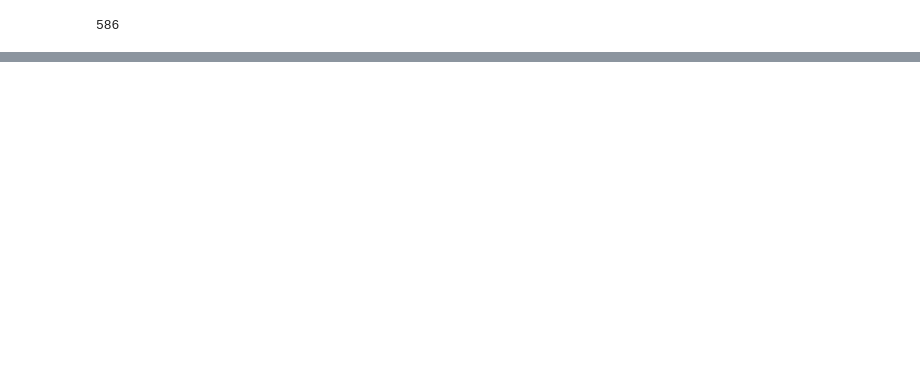
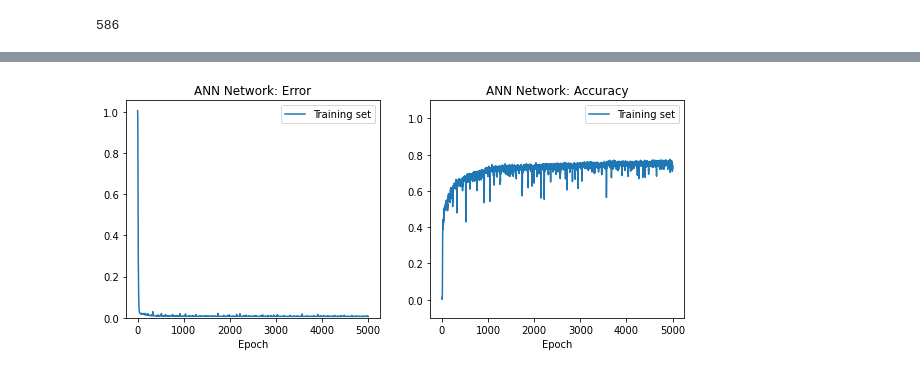
Before and after one commit to adharangaonkar/Health-Consequences-of-Increasing-AQI-and-Industrial-Waste, a Jupyter notebook: Health Consequences of Increasing AQI and Industrial Waste.ipynb, the cells around one changed output, grey strips where cells are left out. Saved outputs shown, nothing was run; the diff lists cells and outputs as text; code cells hidden in the pictures; blank space fills up the shorter version.

```diff
--- a/Health Consequences of Increasing AQI and Industrial Waste.ipynb
+++ b/Health Consequences of Increasing AQI and Industrial Waste.ipynb
@@ -1259,7 +1320,8 @@ np.shape(labels)
 # %%
-train = df[['age-adjusted_rate','aqi', 'defining_NO2', 'sector_Petroleum Bulk Terminals','defining_PM2.5']].values.astype(float)
+#train = df[['life_expectancy_avg','age-adjusted_rate','aqi', 'defining_NO2', 'sector_Petroleum Bulk Terminals','defining_PM2.5','defining_Ozone']].values.astype(float)
+# train
+train=df[[c for c in df.columns if 'cancer' not in c][3:]]
+train=train.drop(['population','life_expectancy_max','life_expectancy_min'], axis=1)
+# train = df_ema[['ema1_aqi', 'ema2_aqi', 'ema3_aqi', 'ema1_defining_Ozone', 'ema2_defining_Ozone', 'ema3_defining_Ozone', 'ema1_defining_NO2', 'ema2_defining_NO2', 'ema3_defining_NO2', 'ema1_sector_Petroleum Bulk Terminals', 'ema2_sector_Petroleum Bulk Terminals', 'ema3_sector_Petroleum Bulk Terminals', 'ema1_defining_PM2.5', 'ema2_defining_PM2.5', 'ema3_defining_PM2.5']].values.astype(float)
 train
-
-# train = df_ema[['ema1_aqi', 'ema2_aqi', 'ema3_aqi', 'ema1_defining_Ozone', 'ema2_defining_Ozone', 'ema3_defining_Ozone', 'ema1_defining_NO2', 'ema2_defining_NO2', 'ema3_defining_NO2', 'ema1_sector_Petroleum Bulk Terminals', 'ema2_sector_Petroleum Bulk Terminals', 'ema3_sector_Petroleum Bulk Terminals', 'ema1_defining_PM2.5', 'ema2_defining_PM2.5', 'ema3_defining_PM2.5']].values.astype(float)
-# train
 # %% [output]
@@ -1314,0 +1370,4 @@ numpy.ndarray
+# %%
+print(scaler.fit(train))
+train = scaler.transform(train)
+print(train)
@@ -1318,14 +1399,14 @@ labels3 = pd.DataFrame(labels2)
 import conx as cx
 
 ann = cx.Network("ANN Network")
-ann.add(cx.Layer("input", 5))
+ann.add(cx.Layer("input", 97))
 ann.add(cx.Layer("hidden", 32, activation="relu"))
 ann.add(cx.Layer("hidden2", 28, activation="relu"))
 ann.add(cx.Layer("hidden3", 25, activation="relu"))
 ann.add(cx.Layer("hidden4", 20, activation="relu"))
 ann.add(cx.Layer("hidden5", 12, activation="relu"))
 ann.add(cx.Layer("hidden6", 6, activation="relu"))
-ann.add(cx.Layer("output", 1, activation="tanh"))
+ann.add(cx.Layer("output", 22))
 ann.connect()
 ann.compile(error="mse", optimizer="adam")
 ann.summary()
@@ -1382,6 +1463,6 @@ WARNING: output bank 'output' has activation function, 'tanh', that is not consi
 # %%
 ann.reset()
-ann.train(epochs=3000, accuracy=.80, tolerance=.2, report_rate=100, plot=True)
+ann.train(epochs=5000, accuracy=.80, tolerance=.2, report_rate=100, plot=True)
 # %% [output]
 [drawing not drawn]
 ========================================================
@@ -1391,0 +1473,4 @@ Epochs |     Error |  Accuracy
+# %%
+ann.plot_results()
+# %% [output]
+[figure, added]
```
Also changed, not shown: parts of 83 cells of this notebook.
